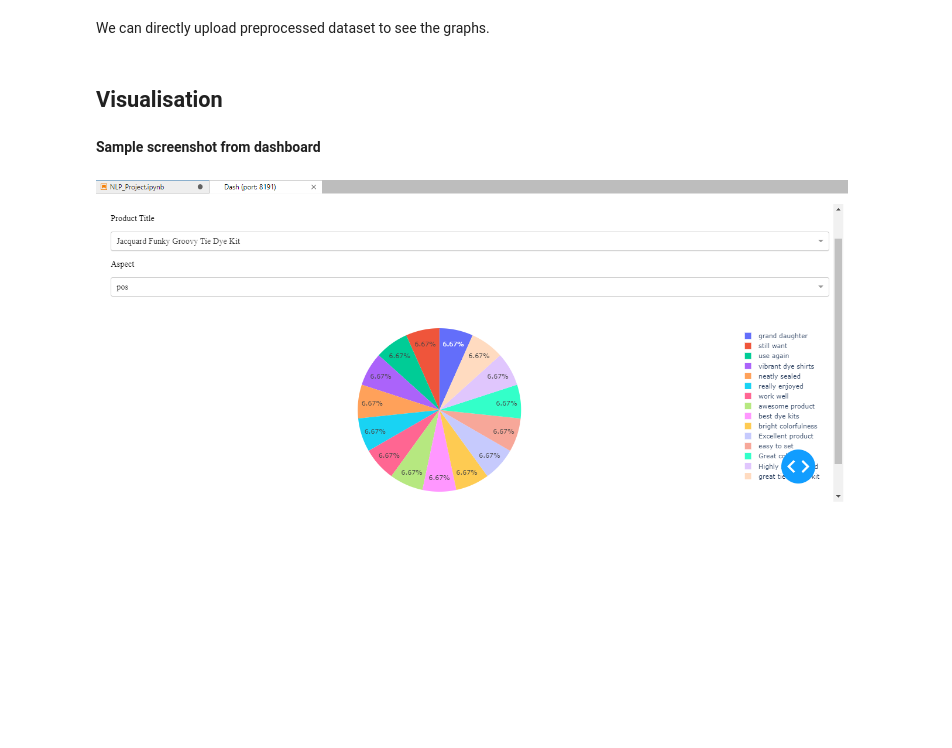
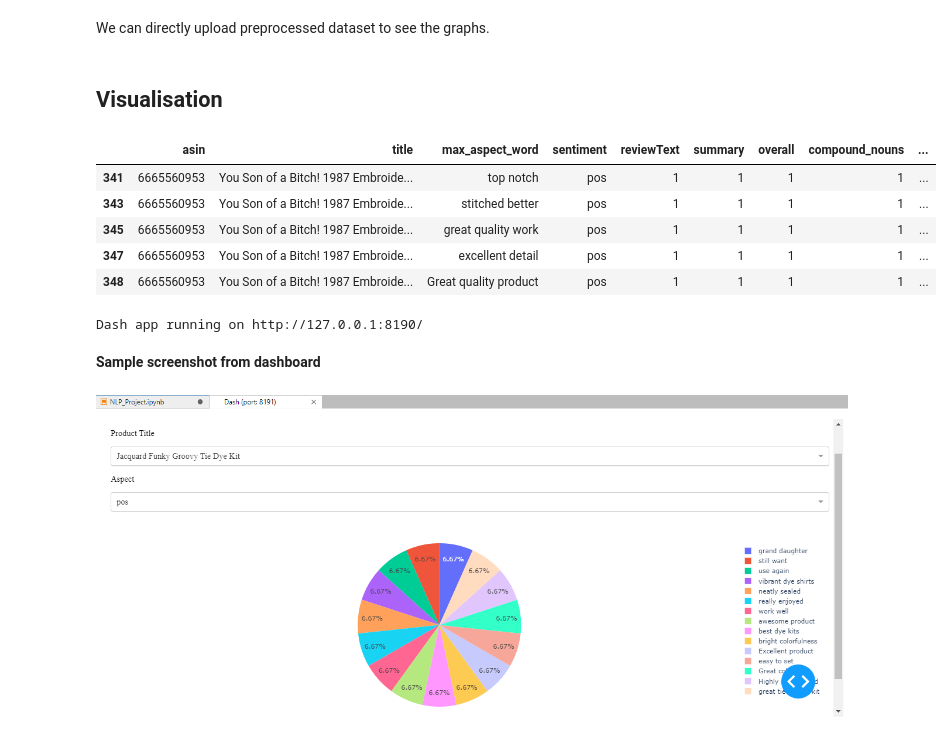
Before and after one commit to esragucukbel/NLP_Term_Project, a Jupyter notebook: NLP_Project.ipynb, the cells around one changed output. Saved outputs shown, nothing was run; the diff lists cells and outputs as text; code cells hidden in the pictures; blank space fills up the shorter version.

```diff
--- a/NLP_Project.ipynb
+++ b/NLP_Project.ipynb
@@ -249,8 +249,19 @@ result.to_csv('joined_dataset.csv')
 
 # The exported csv can be uploaded in this step using our own path
 result = pd.read_csv('joined_dataset.csv')
+result = result.iloc[:,~result.columns.str.contains('^Unnamed')]
 # %% [markdown]
 ## Visualisation<a class="anchor" id="section_1_4"></a>
+# %%
+df = result[(result['title'] == str('You Son of a Bitch! 1987 Embroidered Patch')) & (result['sentiment'] == str('pos'))].sort_values(by = "aspect_keywords",ascending="False").head(5)
+df
+# %% [output]
+|  | asin | title | max_aspect_word | sentiment | reviewText | summary | overall | compound_nouns | ... |
+| 341 | 6665560953 | You Son of a Bitch! 1987 Embroide... | top notch | pos | 1 | 1 | 1 | 1 | ... |
+| 343 | 6665560953 | You Son of a Bitch! 1987 Embroide... | stitched better | pos | 1 | 1 | 1 | 1 | ... |
+| 345 | 6665560953 | You Son of a Bitch! 1987 Embroide... | great quality work | pos | 1 | 1 | 1 | 1 | ... |
+| 347 | 6665560953 | You Son of a Bitch! 1987 Embroide... | excellent detail | pos | 1 | 1 | 1 | 1 | ... |
+| 348 | 6665560953 | You Son of a Bitch! 1987 Embroide... | Great quality product | pos | 1 | 1 | 1 | 1 | ... |
 # %%
 import dash
 from jupyter_dash import JupyterDash
@@ -289,12 +300,14 @@ app.layout = html.Div([
     [dash.dependencies.Input('title', 'value'), dash.dependencies.Input('aspect', 'value')])
 
 def generate_chart(value, aspect):
-    df = result[(result['title'] == str(value)) & (result['sentiment'] == str(aspect))].sort_values(by = "aspect_keywords",ascending="False").head(15)
+    df = result[(result['title'] == str(value)) & (result['sentiment'] == str(aspect))].sort_values(by = "aspect_keywords",ascending="False").head(10)
     fig = px.pie(df,  names='max_aspect_word', values= 'aspect_keywords')
     return fig
 
 # If a port is in use then it can be changed as we want.
-app.run_server(mode='jupyterlab', port = 8190, dev_tools_ui=True, dev_tools_hot_reload =True, threaded=True)
+app.run_server(mode='external', port = 8190, dev_tools_ui=True, dev_tools_hot_reload =True, threaded=True)
+# %% [output]
+Dash app running on http://127.0.0.1:8190/
 # %% [markdown]
 **Sample screenshot from dashboard**
 # %% [markdown]
```
Also changed, not shown: parts of 5 cells of this notebook.
